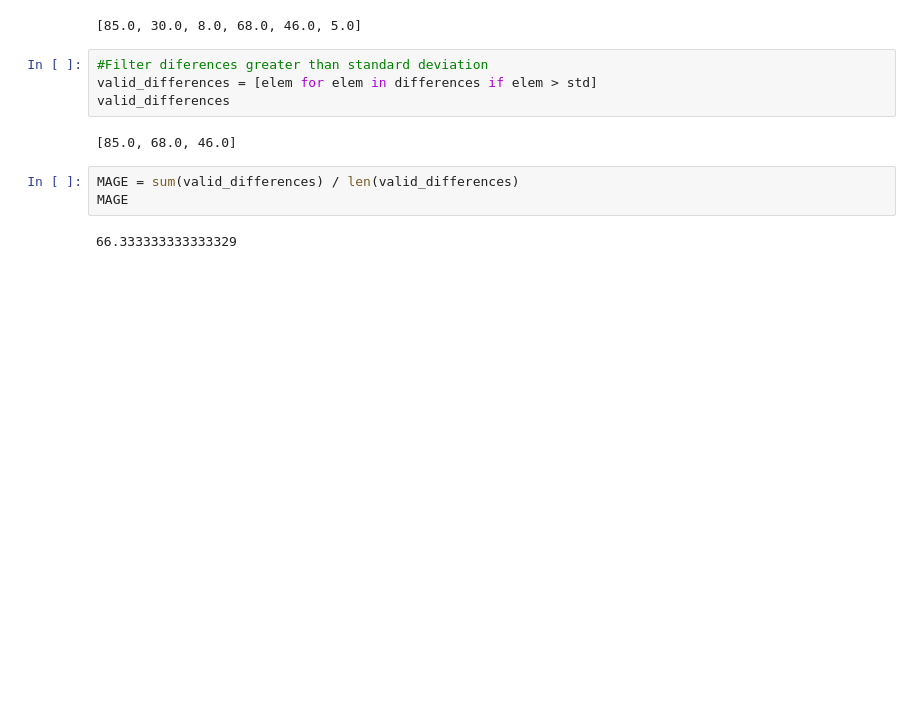
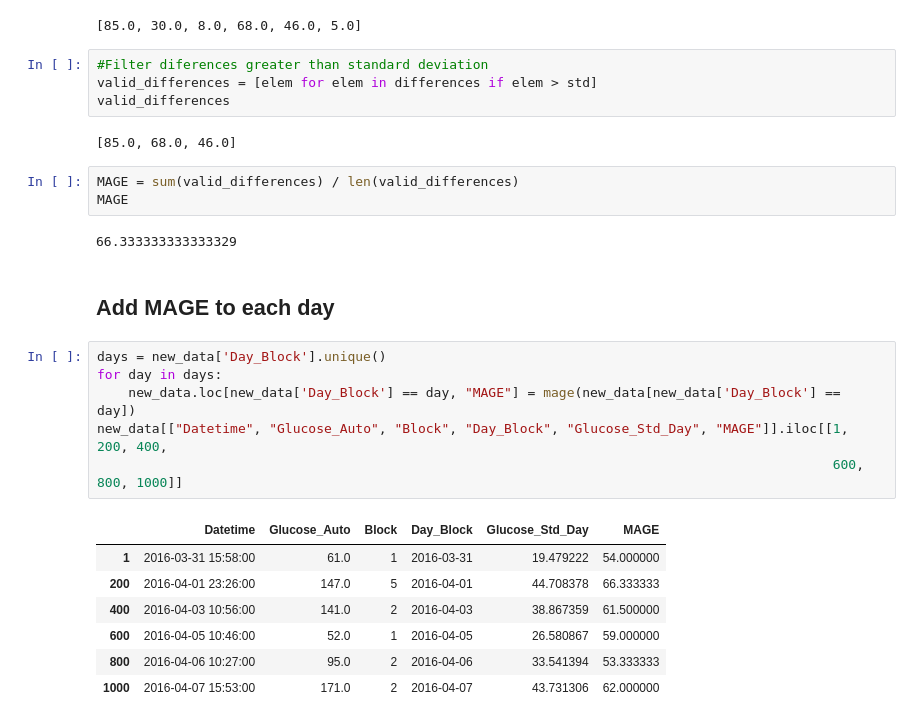
Before and after one commit to franloza/Glycemic-Patterns, a Jupyter notebook: notebooks/2.extending_dataset.ipynb, the cells around one changed output. Cells and saved outputs as stored; diff of their text form; blank space fills up the shorter version.

```diff
--- a/notebooks/2.extending_dataset.ipynb
+++ b/notebooks/2.extending_dataset.ipynb
@@ -158,3 +158,19 @@ MAGE = sum(valid_differences) / len(valid_differences)
 MAGE
 # %% [output]
 66.333333333333329
+# %% [markdown]
+## Add MAGE to each day
+# %%
+days = new_data['Day_Block'].unique()
+for day in days:
+    new_data.loc[new_data['Day_Block'] == day, "MAGE"] = mage(new_data[new_data['Day_Block'] == day])
+new_data[["Datetime", "Glucose_Auto", "Block", "Day_Block", "Glucose_Std_Day", "MAGE"]].iloc[[1, 200, 400,
+                                                                                              600, 800, 1000]]
+# %% [output]
+|  | Datetime | Glucose_Auto | Block | Day_Block | Glucose_Std_Day | MAGE |
+| 1 | 2016-03-31 15:58:00 | 61.0 | 1 | 2016-03-31 | 19.479222 | 54.000000 |
+| 200 | 2016-04-01 23:26:00 | 147.0 | 5 | 2016-04-01 | 44.708378 | 66.333333 |
+| 400 | 2016-04-03 10:56:00 | 141.0 | 2 | 2016-04-03 | 38.867359 | 61.500000 |
+| 600 | 2016-04-05 10:46:00 | 52.0 | 1 | 2016-04-05 | 26.580867 | 59.000000 |
+| 800 | 2016-04-06 10:27:00 | 95.0 | 2 | 2016-04-06 | 33.541394 | 53.333333 |
+| 1000 | 2016-04-07 15:53:00 | 171.0 | 2 | 2016-04-07 | 43.731306 | 62.000000 |
```
Also changed, not shown: parts of 8 cells of this notebook, 3 other files.
